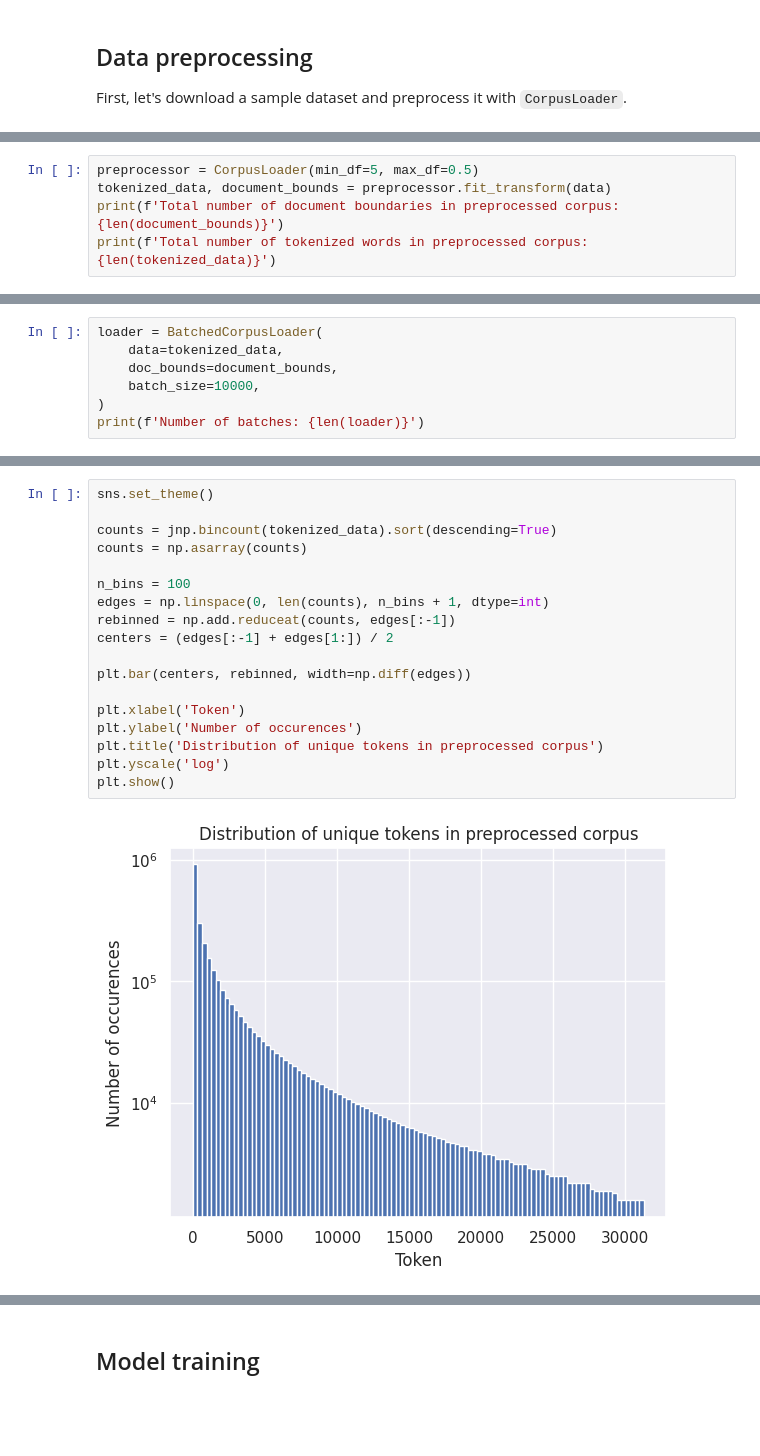
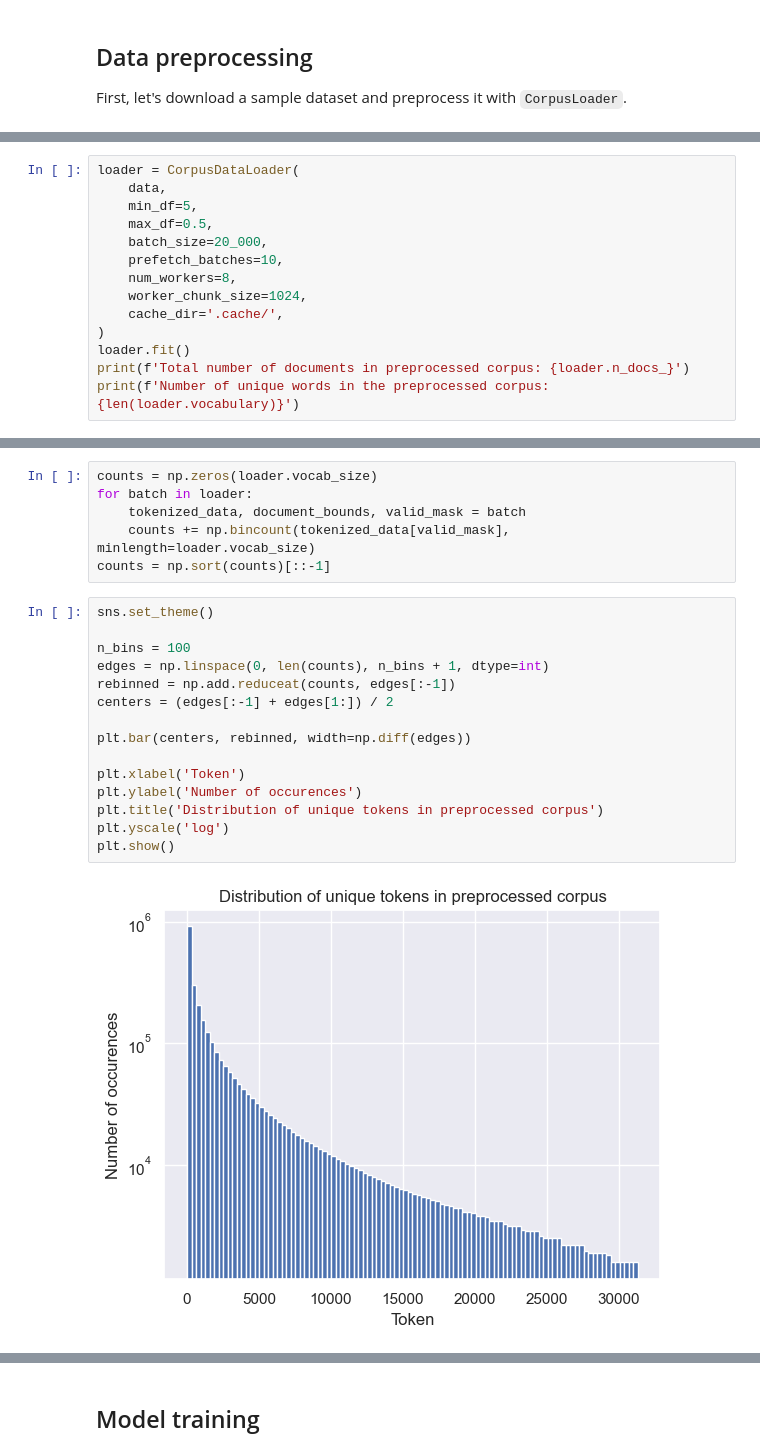
Before and after one commit to revit3d/topic-modelling-attention, a Jupyter notebook: examples/quickstart.ipynb, the cells around one changed output, grey strips where cells are left out. Cells and saved outputs as stored; diff of their text form; blank space fills up the shorter version.

```diff
--- a/examples/quickstart.ipynb
+++ b/examples/quickstart.ipynb
@@ -25,6 +32,15 @@ Total number of words in corpus: 5937230
 # %%
-preprocessor = CorpusLoader(min_df=5, max_df=0.5)
-tokenized_data, document_bounds = preprocessor.fit_transform(data)
-print(f'Total number of document boundaries in preprocessed corpus: {len(document_bounds)}')
-print(f'Total number of tokenized words in preprocessed corpus: {len(tokenized_data)}')
+loader = CorpusDataLoader(
+    data,
+    min_df=5,
+    max_df=0.5,
+    batch_size=20_000,
+    prefetch_batches=10,
+    num_workers=8,
+    worker_chunk_size=1024,
+    cache_dir='.cache/',
+)
+loader.fit()
+print(f'Total number of documents in preprocessed corpus: {loader.n_docs_}')
+print(f'Number of unique words in the preprocessed corpus: {len(loader.vocabulary)}')
 # %% [output]
@@ -33,7 +48,0 @@ Total number of tokenized words in preprocessed corpus: 2952745
-# %%
-loader = BatchedCorpusLoader(
-    data=tokenized_data,
-    doc_bounds=document_bounds,
-    batch_size=10000,
-)
-print(f'Number of batches: {len(loader)}')
@@ -55,23 +60,26 @@ Number of unique words in the preprocessed corpus: 31318
+# %%
+counts = np.zeros(loader.vocab_size)
+for batch in loader:
+    tokenized_data, document_bounds, valid_mask = batch
+    counts += np.bincount(tokenized_data[valid_mask], minlength=loader.vocab_size)
+counts = np.sort(counts)[::-1]
 # %%
 sns.set_theme()
-
-counts = jnp.bincount(tokenized_data).sort(descending=True)
-counts = np.asarray(counts)
 
 n_bins = 100
 edges = np.linspace(0, len(counts), n_bins + 1, dtype=int)
 rebinned = np.add.reduceat(counts, edges[:-1])
 centers = (edges[:-1] + edges[1:]) / 2
 
 plt.bar(centers, rebinned, width=np.diff(edges))
 
 plt.xlabel('Token')
 plt.ylabel('Number of occurences')
 plt.title('Distribution of unique tokens in preprocessed corpus')
 plt.yscale('log')
 plt.show()
 # %% [output]
-[figure, old version]
+[figure, new version]
 # %% [markdown]
 ### Accessing vocabulary
 
```
Also changed, not shown: parts of 15 cells of this notebook, 2 other files.
